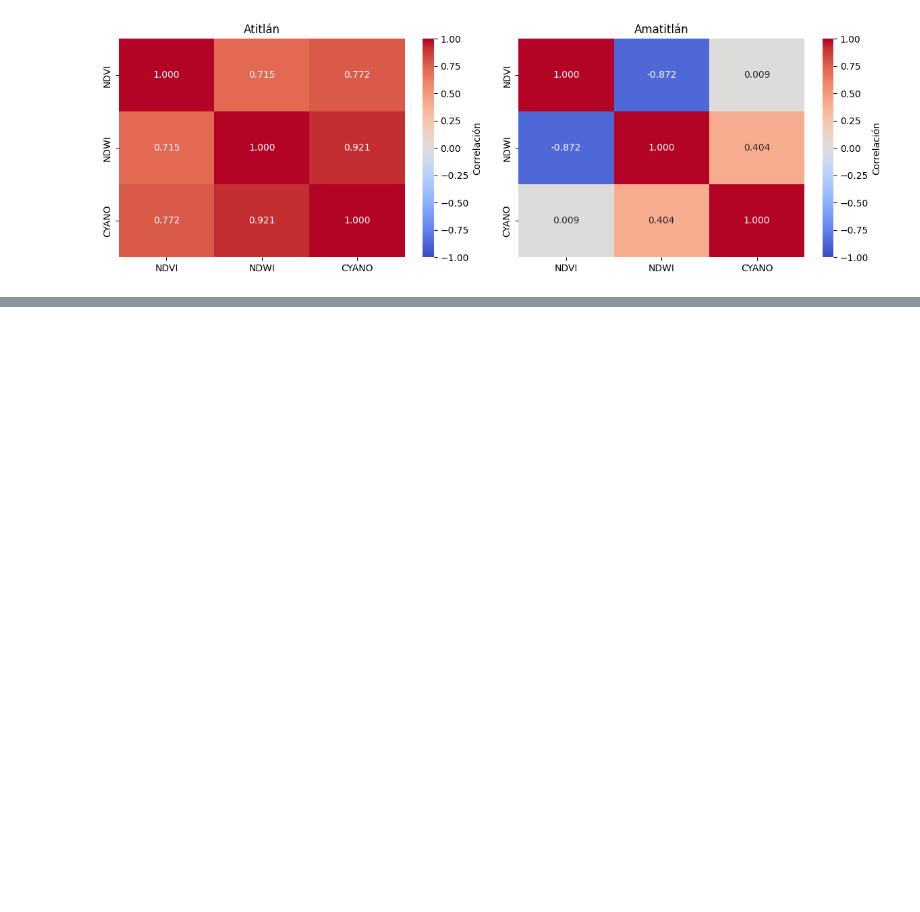
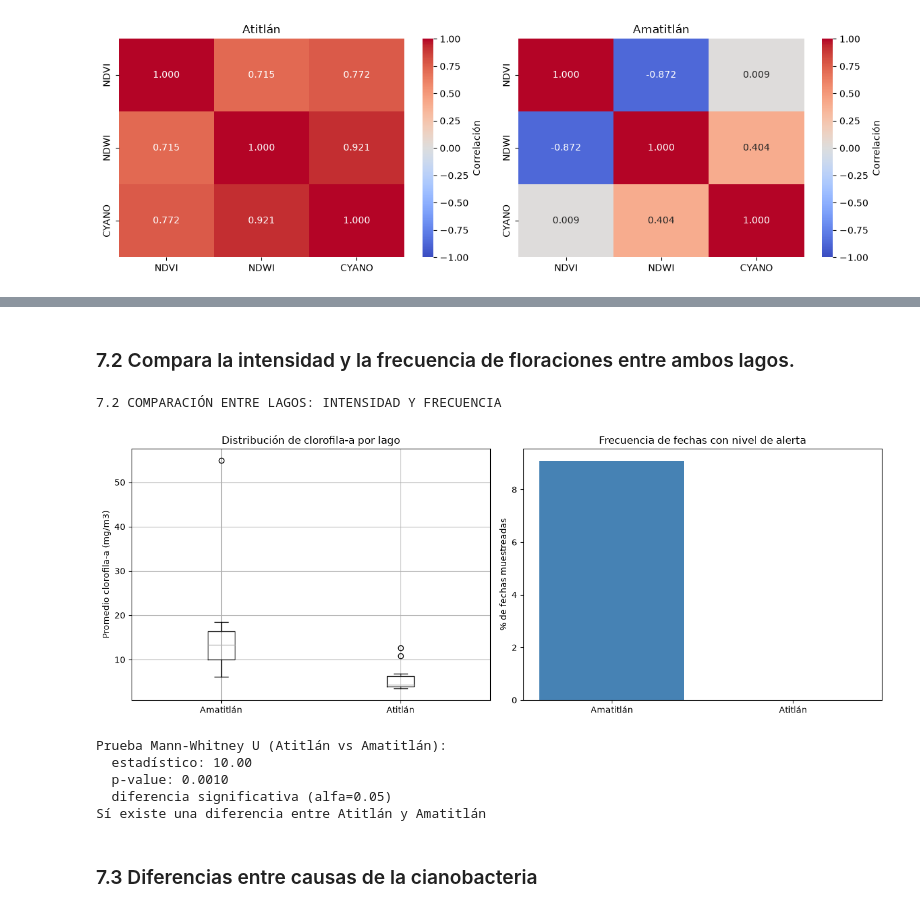
Before and after one commit to belennmm/DataS_Lab4_GeoEspaciales, a Jupyter notebook: Lab4_GeoEspaciales.ipynb, the cells around one changed output, grey strips where cells are left out. Drawn from its saved outputs; the diff is of its cells as text; code cells hidden in the pictures; blank space fills up the shorter version.

```diff
--- a/Lab4_GeoEspaciales.ipynb
+++ b/Lab4_GeoEspaciales.ipynb
@@ -861,0 +908,45 @@ plt.show()
+# %% [markdown]
+### 7.2 Compara la intensidad y la frecuencia de floraciones entre ambos lagos.
+# %%
+from scipy.stats import mannwhitneyu
+
+print("7.2 COMPARACIÓN ENTRE LAGOS: INTENSIDAD Y FRECUENCIA")
+
+fig, axes = plt.subplots(1, 2, figsize=(13, 5))
+
+df_temporal.boxplot(column='Promedio_CYANO', by='Lago', ax=axes[0])
+axes[0].set_title('Distribución de clorofila-a por lago')
+axes[0].set_ylabel('Promedio clorofila-a (mg/m3)')
+axes[0].set_xlabel('')
+plt.suptitle('')
+
+lagos_nombres = list(resumen_lagos.keys())
+frecuencias = [resumen_lagos[l]['pct_fechas_alerta'] for l in lagos_nombres]
+axes[1].bar(lagos_nombres, frecuencias, color=['steelblue', 'indianred'])
+axes[1].set_title('Frecuencia de fechas con nivel de alerta')
+axes[1].set_ylabel('% de fechas muestreadas')
+
+plt.tight_layout()
+plt.savefig('comparacion_lagos(7.2).png', dpi=150, bbox_inches='tight')
+plt.show()
+
+val_atitlan = df_temporal[df_temporal['Lago']=='Atitlán']['Promedio_CYANO']
+val_amatitlan = df_temporal[df_temporal['Lago']=='Amatitlán']['Promedio_CYANO']
+
+stat, pval = mannwhitneyu(val_atitlan, val_amatitlan, alternative='two-sided')
+
+print(f"\nPrueba Mann-Whitney U (Atitlán vs Amatitlán):")
+print(f"  estadístico: {stat:.2f}")
+print(f"  p-value: {pval:.4f}")
+print(f"  {'diferencia significativa' if pval < 0.05 else 'sin diferencia significativa'} (alfa=0.05)")
+print("Sí existe una diferencia entre Atitlán y Amatitlán")
+# %% [output]
+7.2 COMPARACIÓN ENTRE LAGOS: INTENSIDAD Y FRECUENCIA
+[figure, added]
+Prueba Mann-Whitney U (Atitlán vs Amatitlán):
+  estadístico: 10.00
+  p-value: 0.0010
+  diferencia significativa (alfa=0.05)
+Sí existe una diferencia entre Atitlán y Amatitlán
+# %% [markdown]
+### 7.3 Diferencias entre causas de la cianobacteria
```
Also changed, not shown: parts of 12 cells of this notebook, 7 other files.
